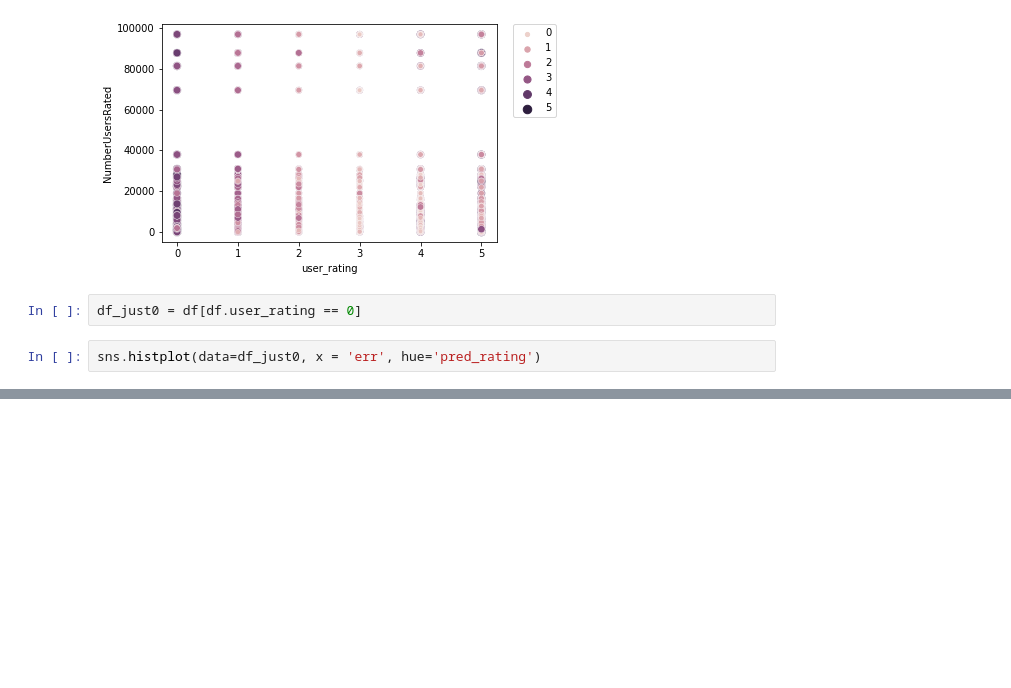
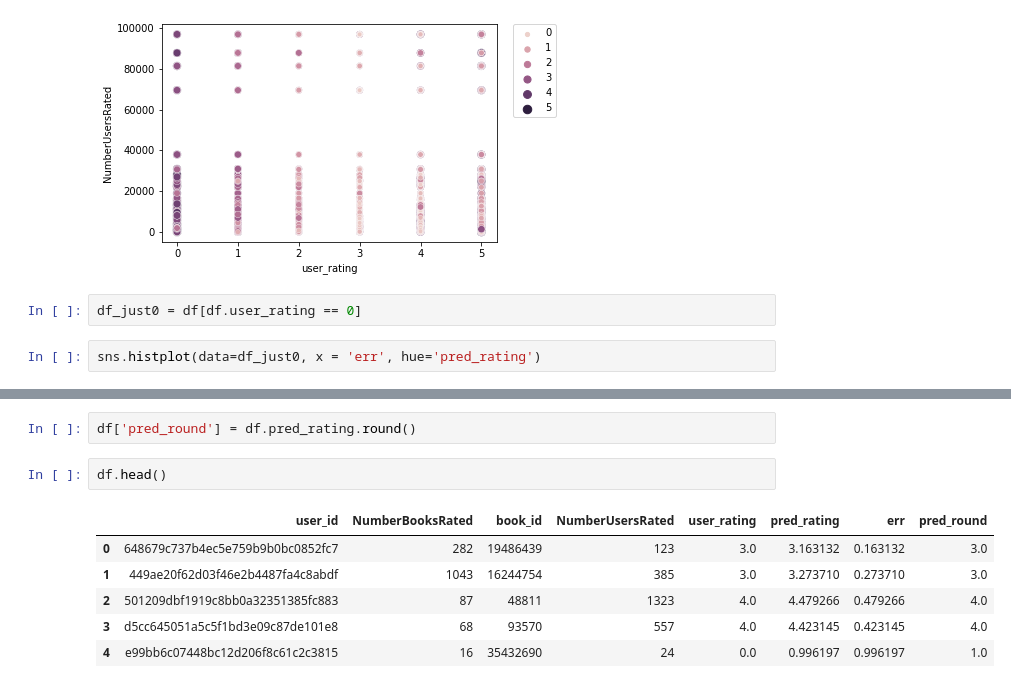
Before and after one commit to jensensj/Capstone3_MurderMysterBooks, a Jupyter notebook: Modeling.ipynb, the cells around one changed output, grey strips where cells are left out. Cells and saved outputs as stored; diff of their text form; blank space fills up the shorter version.

```diff
--- a/Modeling.ipynb
+++ b/Modeling.ipynb
@@ -361,0 +360,11 @@ sns.histplot(data=df_just0, x = 'err', hue='pred_rating')
+# %%
+df['pred_round'] = df.pred_rating.round()
+# %%
+df.head()
+# %% [output]
+|  | user_id | NumberBooksRated | book_id | NumberUsersRated | user_rating | pred_rating | err | pred_round |
+| 0 | 648679c737b4ec5e759b9b0bc0852fc7 | 282 | 19486439 | 123 | 3.0 | 3.163132 | 0.163132 | 3.0 |
+| 1 | 449ae20f62d03f46e2b4487fa4c8abdf | 1043 | 16244754 | 385 | 3.0 | 3.273710 | 0.273710 | 3.0 |
+| 2 | 501209dbf1919c8bb0a32351385fc883 | 87 | 48811 | 1323 | 4.0 | 4.479266 | 0.479266 | 4.0 |
+| 3 | d5cc645051a5c5f1bd3e09c87de101e8 | 68 | 93570 | 557 | 4.0 | 4.423145 | 0.423145 | 4.0 |
+| 4 | e99bb6c07448bc12d206f8c61c2c3815 | 16 | 35432690 | 24 | 0.0 | 0.996197 | 0.996197 | 1.0 |
```
Also changed, not shown: parts of 18 cells of this notebook.
